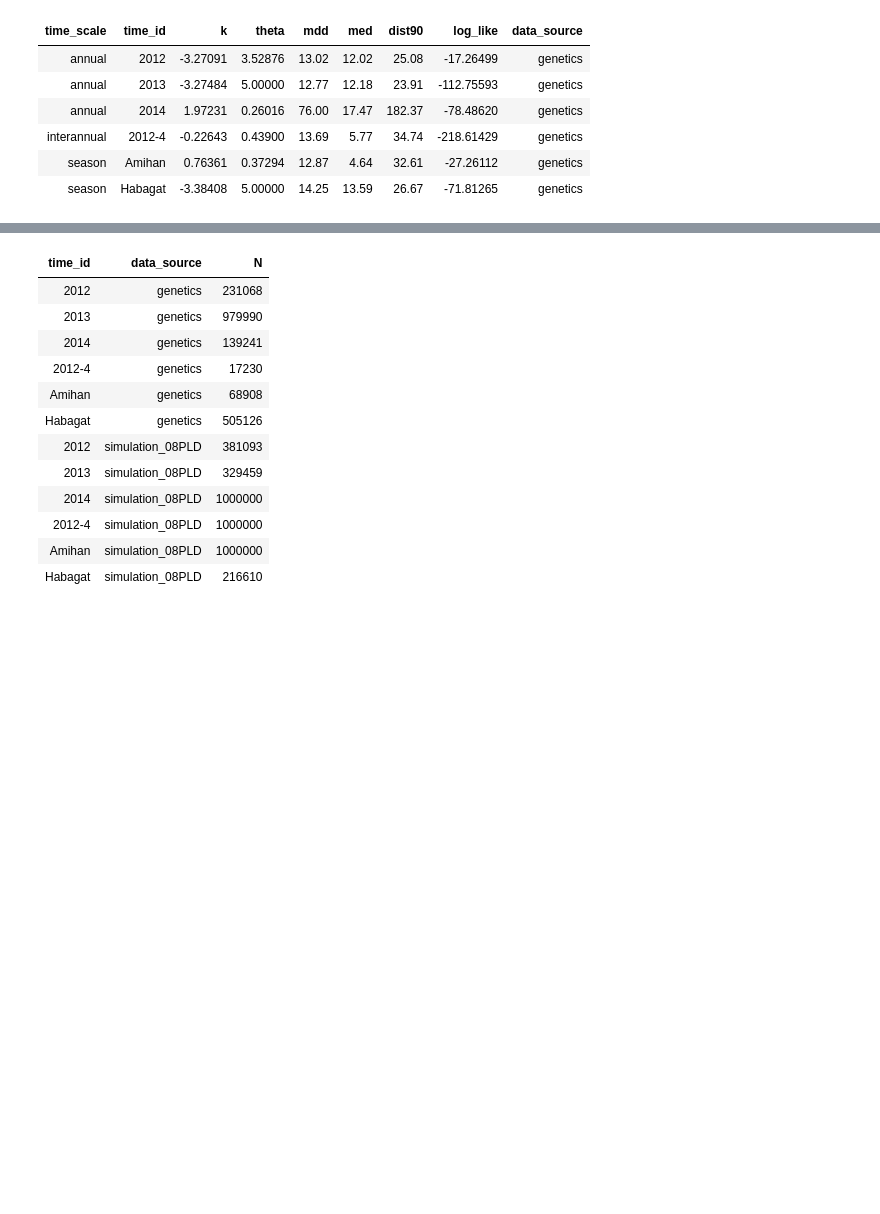
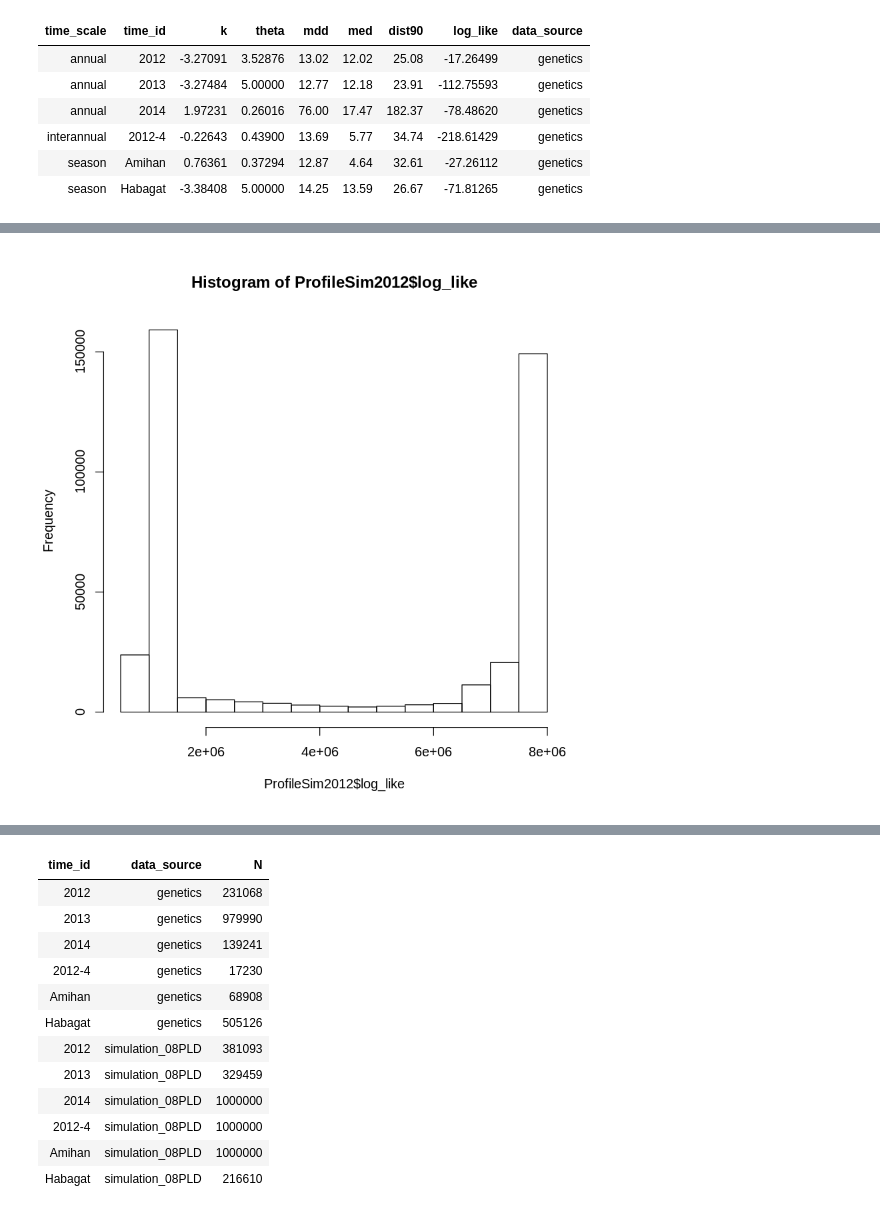
Before and after one commit to pinskylab/CamotesROMS, a Jupyter notebook: notebooks/process_ROMS_kernels.ipynb, the cells around one changed output, grey strips where cells are left out. Cells and saved outputs as stored; diff of their text form; code cells hidden in the pictures; blank space fills up the shorter version.

```diff
--- a/notebooks/process_ROMS_kernels.ipynb
+++ b/notebooks/process_ROMS_kernels.ipynb
@@ -76,12 +76,12 @@ ProfileGenNEM <- fread(file="~/oceanography/script_output/KernelFits/profiles/Li
 ProfileGenSWM <- fread(file="~/oceanography/script_output/KernelFits/profiles/LikelihoodProfileGeneticSWMNarrowSearch.csv", header = T)
 
 #ROMS simulations
-ProfileSim2012 <- fread(file="~/oceanography/script_output/KernelFits/profiles/LikelihoodProfileBiophysical2012NarrowSearch08DayPLD.csv", header = T)
-ProfileSim2013 <- fread(file="~/oceanography/script_output/KernelFits/profiles/LikelihoodProfileBiophysical2013NarrowSearch08DayPLD.csv", header = T)
-ProfileSim2014 <- fread(file="~/oceanography/script_output/KernelFits/profiles/LikelihoodProfileBiophysical2014NarrowSearch08DayPLD.csv", header = T)
-ProfileSim2012_4 <- fread(file="~/oceanography/script_output/KernelFits/profiles/LikelihoodProfileBiophysical2012_4NarrowSearch08DayPLD.csv", header = T)
-ProfileSimNEM <- fread(file="~/oceanography/script_output/KernelFits/profiles/LikelihoodProfileBiophysicalNEMNarrowSearch08DayPLD.csv", header = T)
-ProfileSimSWM <- fread(file="~/oceanography/script_output/KernelFits/profiles/LikelihoodProfileBiophysicalSWMNarrowSearch08DayPLD.csv", header = T)
+ProfileSim2012 <- fread(file="~/oceanography/script_output/KernelFits/profiles/LikelihoodProfileBiophysical2012.csv", header = T)
+ProfileSim2013 <- fread(file="~/oceanography/script_output/KernelFits/profiles/LikelihoodProfileBiophysical2013.csv", header = T)
+ProfileSim2014 <- fread(file="~/oceanography/script_output/KernelFits/profiles/LikelihoodProfileBiophysical2014.csv", header = T)
+ProfileSim2012_4 <- fread(file="~/oceanography/script_output/KernelFits/profiles/LikelihoodProfileBiophysical2012_4.csv", header = T)
+ProfileSimNEM <- fread(file="~/oceanography/script_output/KernelFits/profiles/LikelihoodProfileBiophysicalNEM.csv", header = T)
+ProfileSimSWM <- fread(file="~/oceanography/script_output/KernelFits/profiles/LikelihoodProfileBiophysicalSWM.csv", header = T)
 
 #ensure the likelihood surfaces found the same best fit as the bbmle optimization for both simulation and Geneticss
 #done
@@ -166,0 +183,4 @@ GenPlusSimKernels <- rbindlist(list(ProfileGen2012, ProfileGen2013, ProfileGen20
+# %%
+hist(ProfileSim2012$log_like)
+# %% [output]
+[figure, added]
```
Also changed, not shown: parts of 2 cells of this notebook, 1 other file.
